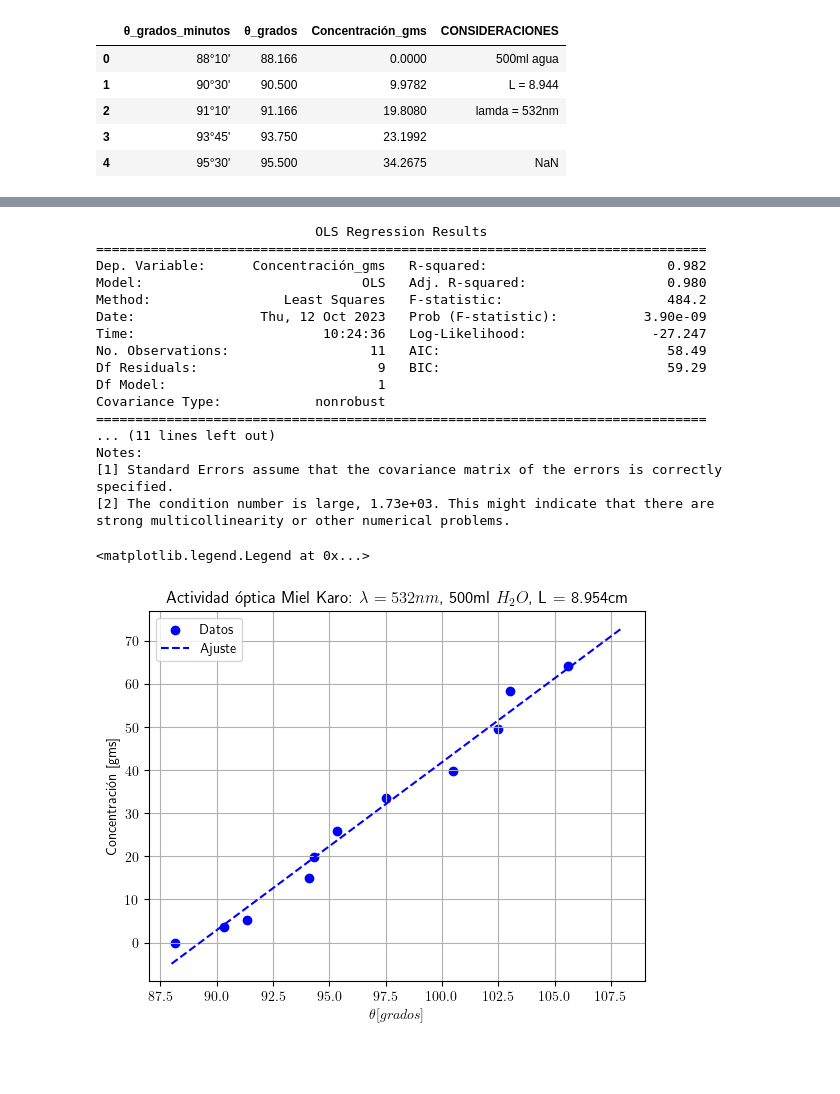
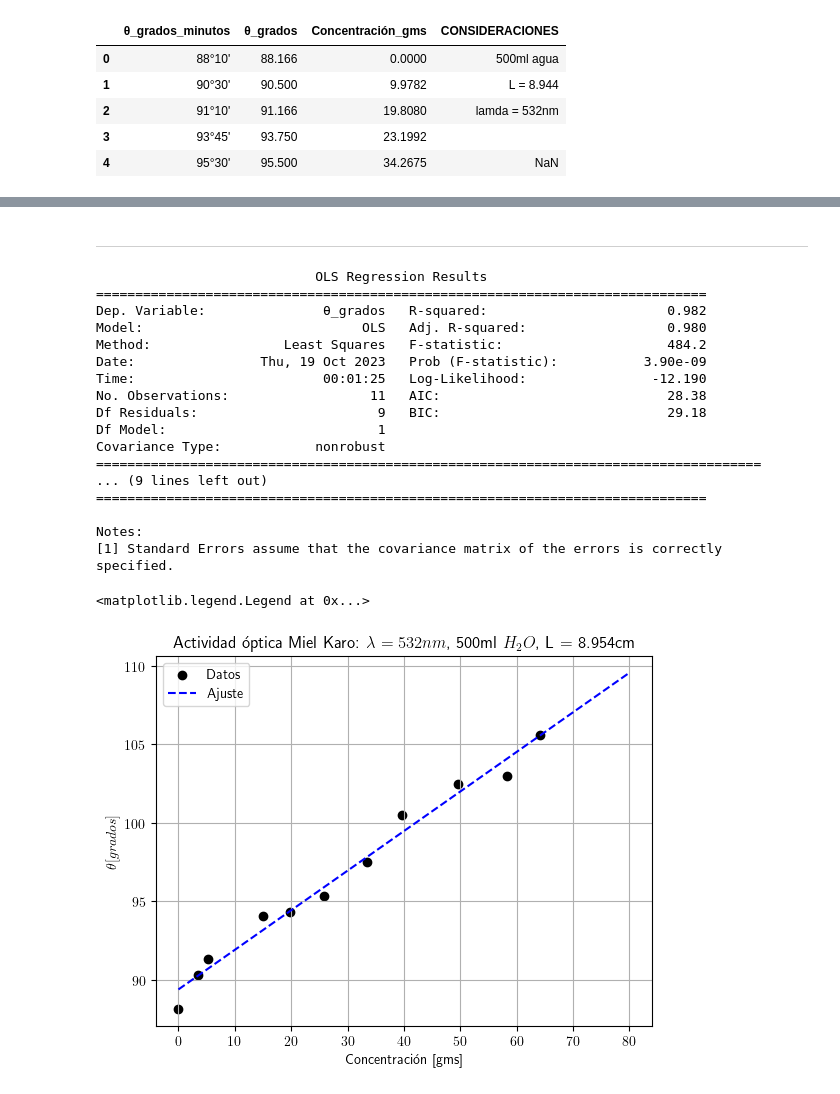
Before and after one commit to AzpMon/Laboratorio-Avanzado-II, a Jupyter notebook: Actividad_optica.ipynb, the cells around one changed output, grey strips where cells are left out. Cells and saved outputs as stored; diff of their text form; code cells hidden in the pictures; blank space fills up the shorter version.

```diff
--- a/Actividad_optica.ipynb
+++ b/Actividad_optica.ipynb
@@ -50,33 +116,35 @@ plt.xlabel("$\\theta[grados]$"); plt.ylabel("Concentración [gms]"); plt.grid();
+# %% [markdown]
+___________________________________________________________________________________________________________________________________________________________________
 # %%
 miel_karo_concentracion = pd.read_excel("Miel_karo_concentracion_variable.xlsx")
-X_miel_karo_concentracion= sm.add_constant(miel_karo_concentracion["θ_grados"])
-Y_miel_karo_concentracion= miel_karo_concentracion["Concentración_gms"]
+X_miel_karo_concentracion= sm.add_constant(miel_karo_concentracion["Concentración_gms"])
+Y_miel_karo_concentracion= miel_karo_concentracion["θ_grados"]
 modelos_miel_karo_concentracion = sm.OLS(Y_miel_karo_concentracion,X_miel_karo_concentracion).fit()
 print(modelos_miel_karo_concentracion.summary())
 # %% [output]
                             OLS Regression Results
 ==============================================================================
-Dep. Variable:      Concentración_gms   R-squared:                       0.982
+Dep. Variable:               θ_grados   R-squared:                       0.982
 Model:                            OLS   Adj. R-squared:                  0.980
 Method:                 Least Squares   F-statistic:                     484.2
-Date:                Thu, 12 Oct 2023   Prob (F-statistic):           3.90e-09
-Time:                        10:24:36   Log-Likelihood:                -27.247
-No. Observations:                  11   AIC:                             58.49
-Df Residuals:                       9   BIC:                             59.29
+Date:                Thu, 19 Oct 2023   Prob (F-statistic):           3.90e-09
+Time:                        00:01:25   Log-Likelihood:                -12.190
+No. Observations:                  11   AIC:                             28.38
+Df Residuals:                       9   BIC:                             29.18
 Df Model:                           1
 Covariance Type:            nonrobust
+=====================================================================================
+... (9 lines left out)
 ==============================================================================
-... (11 lines left out)
+
 Notes:
 [1] Standard Errors assume that the covariance matrix of the errors is correctly specified.
-[2] The condition number is large, 1.73e+03. This might indicate that there are
-strong multicollinearity or other numerical problems.
 # %%
-data = np.linspace(88, 108, 100)
-plt.scatter(miel_karo_concentracion.θ_grados, miel_karo_concentracion.Concentración_gms, color = "blue", label = "Datos")
-plt.plot(data, -347.6454   +  3.8946*data, c = "blue" ,label = "Ajuste", linestyle = "--")
+data = np.linspace(0, 80, 100)
+plt.scatter(miel_karo_concentracion.Concentración_gms, miel_karo_concentracion.θ_grados, color = "black", label = "Datos")
+plt.plot(data,  89.3975   +  0.2521*data, c = "blue" ,label = "Ajuste", linestyle = "--")
 plt.title("Actividad óptica Miel Karo: $\\lambda = 532nm$, 500ml $H_2 O$, L = 8.954cm")
-plt.xlabel("$\\theta[grados]$"); plt.ylabel("Concentración [gms]"); plt.grid(); plt.legend()
+plt.xlabel("Concentración [gms]"); plt.ylabel("$\\theta[grados]$"); plt.grid(); plt.legend()
 # %% [output]
 <matplotlib.legend.Legend at 0x...>
-[figure, old version]
+[figure, new version]
```
Also changed, not shown: parts of 13 cells of this notebook, 4 other files.
